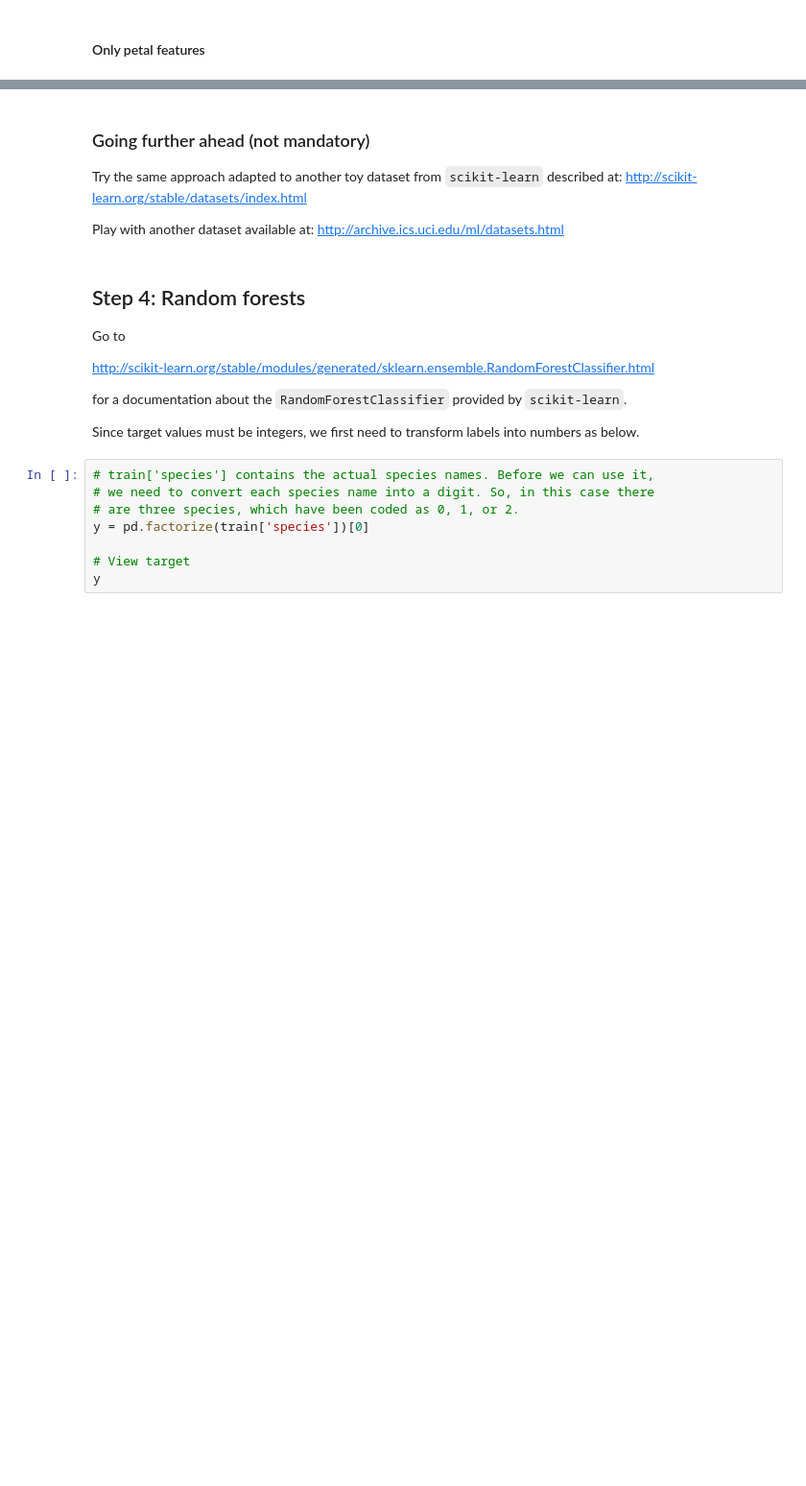
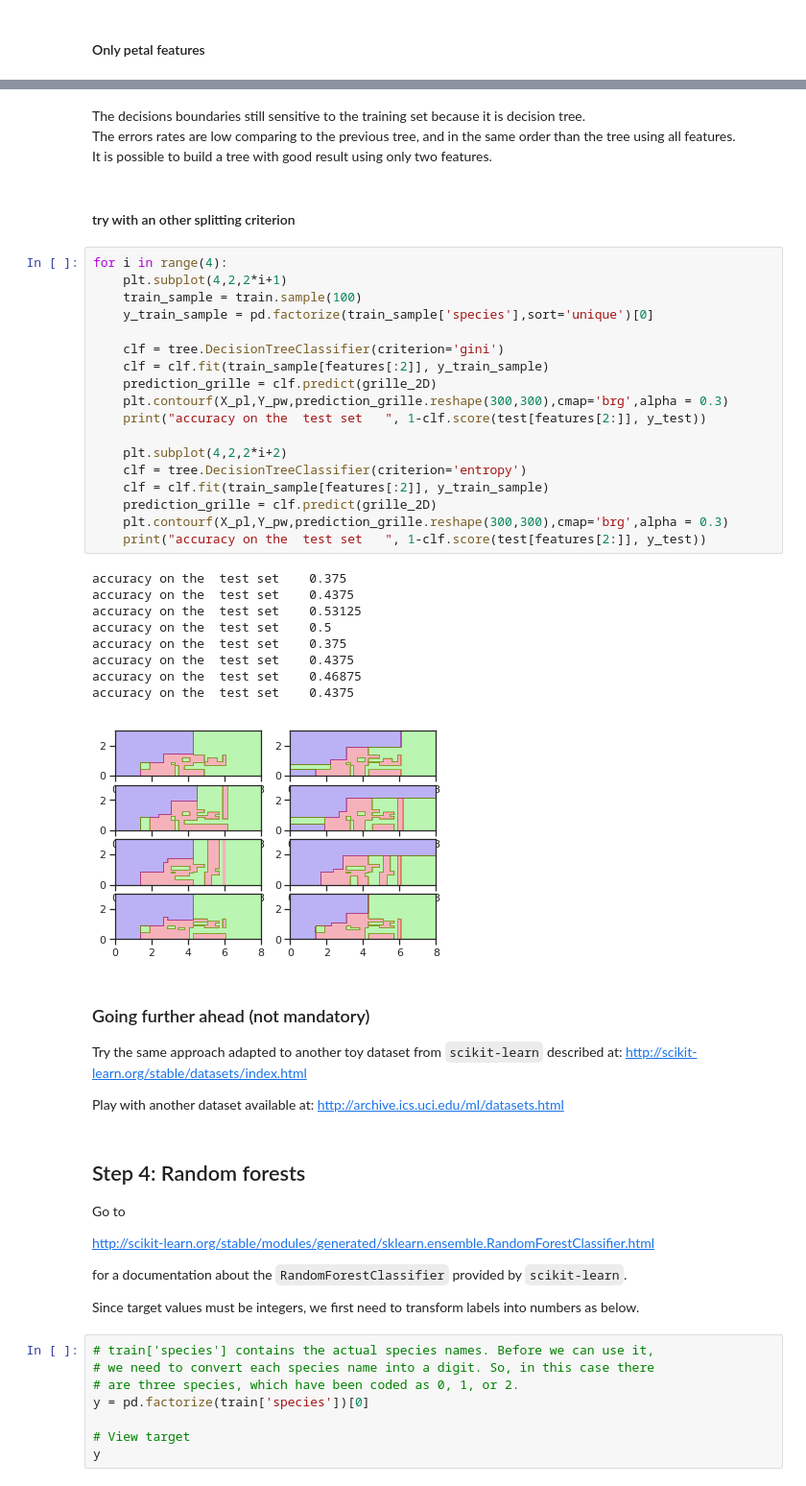
Before and after one commit to cindytrinh/basic_ML, a Jupyter notebook: TP4_decision_trees/TP4_decision_trees.ipynb, the cells around one changed output, grey strips where cells are left out. Shown at 96% size. Cells and saved outputs as stored; diff of their text form; blank space fills up the shorter version.

```diff
--- a/TP4_decision_trees/TP4_decision_trees.ipynb
+++ b/TP4_decision_trees/TP4_decision_trees.ipynb
@@ -343,3 +411,37 @@ plt.contourf(X_pl,Y_pw,prediction_grille.reshape(300,300),cmap='brg',alpha = 0.3
+# %% [markdown]
+The decisions boundaries still sensitive to the training set because it is decision tree.<br>
+The errors rates are low comparing to the previous tree, and in the same order than the tree using all features.<br>
+It is possible to build a tree with good result using only two features.
+# %% [markdown]
+#### try with an other splitting criterion
+# %%
+for i in range(4):
+    plt.subplot(4,2,2*i+1)
+    train_sample = train.sample(100)
+    y_train_sample = pd.factorize(train_sample['species'],sort='unique')[0]
+
+    clf = tree.DecisionTreeClassifier(criterion='gini')
+    clf = clf.fit(train_sample[features[:2]], y_train_sample)
+    prediction_grille = clf.predict(grille_2D)
+    plt.contourf(X_pl,Y_pw,prediction_grille.reshape(300,300),cmap='brg',alpha = 0.3)
+    print("accuracy on the  test set   ", 1-clf.score(test[features[2:]], y_test))
+
+    plt.subplot(4,2,2*i+2)
+    clf = tree.DecisionTreeClassifier(criterion='entropy')
+    clf = clf.fit(train_sample[features[:2]], y_train_sample)
+    prediction_grille = clf.predict(grille_2D)
+    plt.contourf(X_pl,Y_pw,prediction_grille.reshape(300,300),cmap='brg',alpha = 0.3)
+    print("accuracy on the  test set   ", 1-clf.score(test[features[2:]], y_test))
+# %% [output]
+accuracy on the  test set    0.375
+accuracy on the  test set    0.4375
+accuracy on the  test set    0.53125
+accuracy on the  test set    0.5
+accuracy on the  test set    0.375
+accuracy on the  test set    0.4375
+accuracy on the  test set    0.46875
+accuracy on the  test set    0.4375
+[figure, added]
 # %% [markdown]
 ### Going further ahead (not mandatory)
 Try the same approach adapted to another toy dataset from `scikit-learn` described at:
```
Also changed, not shown: parts of 29 cells of this notebook, 4 other files.
